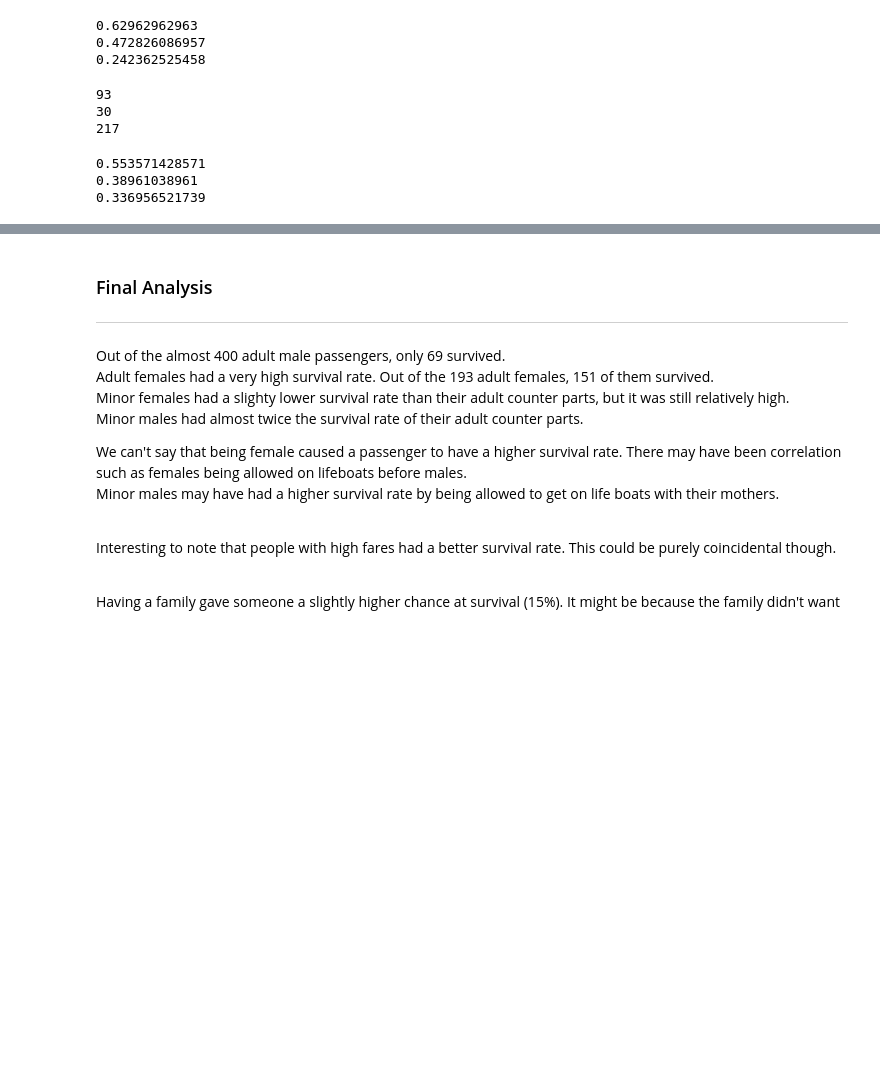
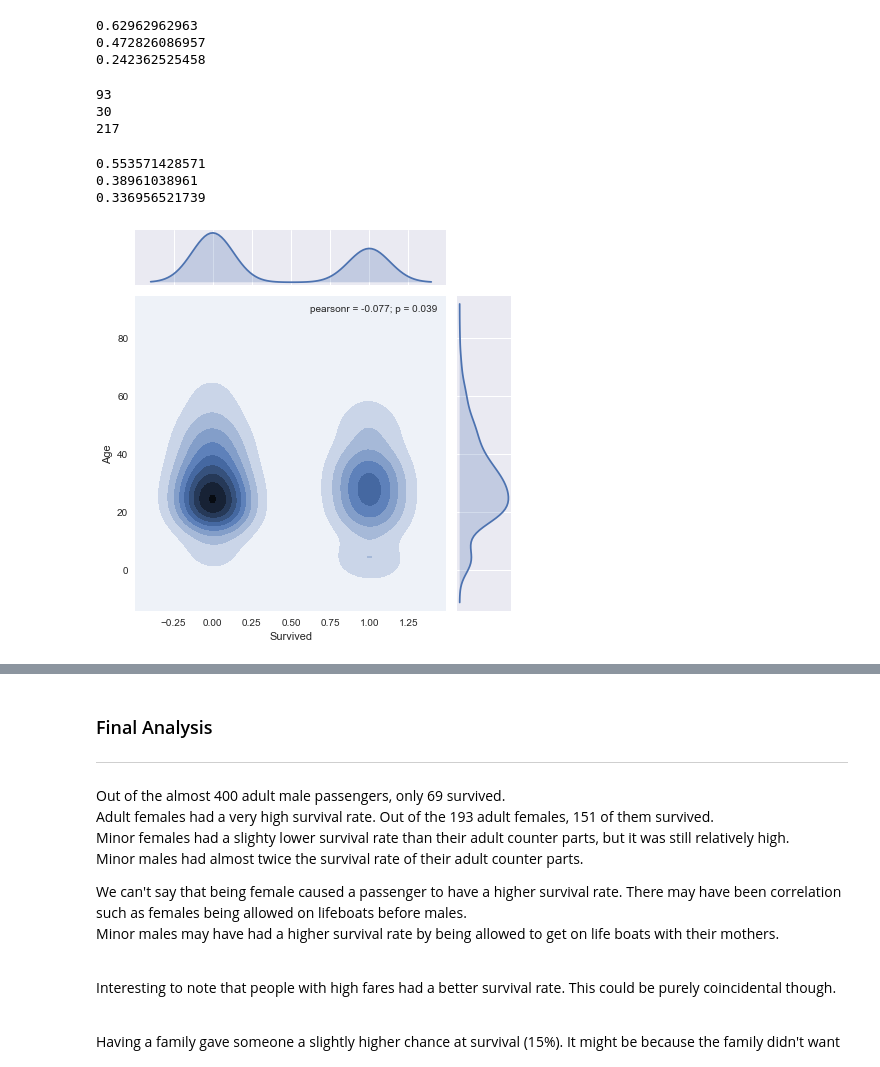
Before and after one commit to iqbal125/titanic_data_analysis, a Jupyter notebook: titanic_data_analysis.ipynb, the cells around one changed output, grey strips where cells are left out. Saved outputs shown, nothing was run; the diff lists cells and outputs as text; code cells hidden in the pictures; blank space fills up the shorter version.

```diff
--- a/titanic_data_analysis.ipynb
+++ b/titanic_data_analysis.ipynb
@@ -287,12 +313,13 @@ embarked_S_survived = data[(data['Embarked']=='S')  & (data['Survived']==1)].cou
 embarked_C_survival_rate = embarked_C_survived/embarked_C
 embarked_Q_survival_rate = embarked_Q_survived/embarked_Q
 embarked_S_survival_rate = embarked_S_survived/embarked_S
-# %%
-print(embarked_C_survived)
-print(embarked_Q_survived)
-print(embarked_S_survived)
-# %% [output]
-93
-30
-217
+# %%
+#Number of passengers who embarked from each port who survived
+print(embarked_C_survived)
+print(embarked_Q_survived)
+print(embarked_S_survived)
+# %% [output]
+93
+30
+217
 # %%
@@ -303,3 +331,8 @@ print(embarked_S_survival_rate)
 0.553571428571
 0.38961038961
 0.336956521739
+# %%
+#Kernal density plot of survival and age
+sns.jointplot(x="Survived", y="Age", data=data, kind='kde');
+# %% [output]
+[figure, added]
```
Also changed, not shown: parts of 40 cells of this notebook, 1 other file.
